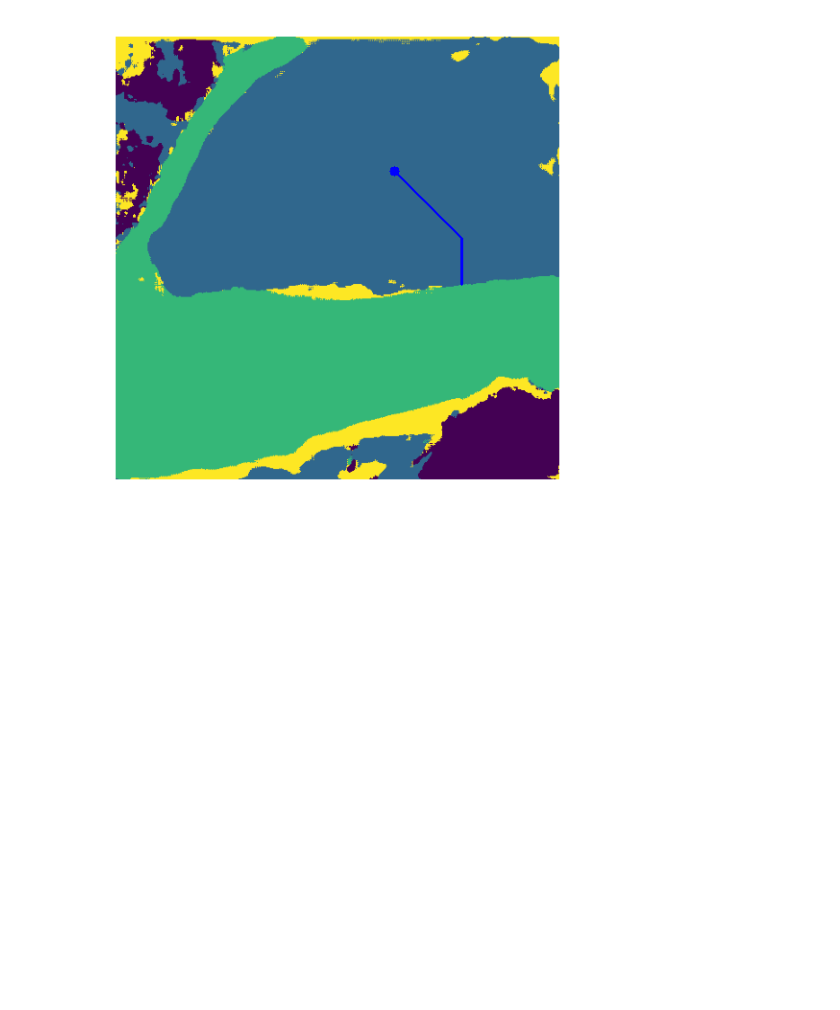
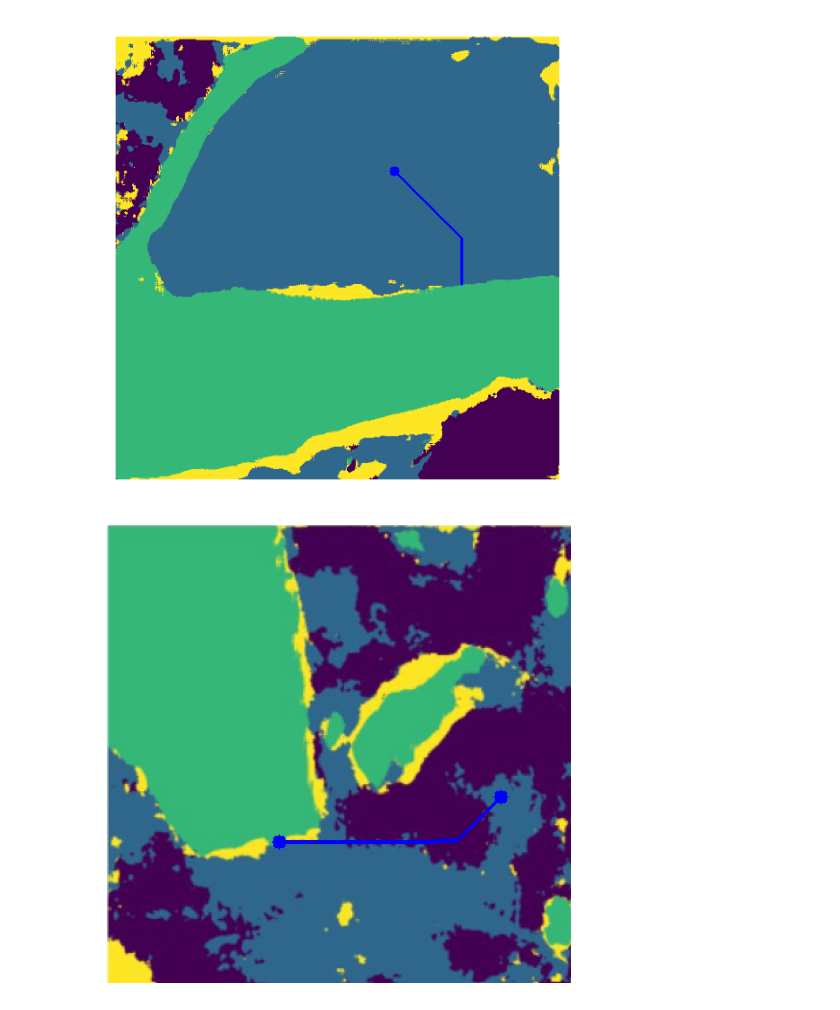
Before and after one commit to ShivamaniG/prj_final, a Jupyter notebook: code8.ipynb, the cells around one changed output. Drawn from its saved outputs; the diff is of its cells as text; code cells hidden in the pictures; blank space fills up the shorter version.

Commit message:
Added New Mask image

```diff
--- a/code8.ipynb
+++ b/code8.ipynb
@@ -881,3 +881,72 @@ def bfs_with_diagonal(img_rgb, start_point, end_point):
 mark_two_points_and_path("seg_55.png", point1=(370, 268), point2=(300, 150))
 # %% [output]
 [figure]
+# %%
+import cv2
+import numpy as np
+import matplotlib.pyplot as plt
+from collections import deque
+
+# RGB color to avoid (violet)
+AVOID_COLOR = (63, 108, 129)
+COLOR_TOLERANCE = 10  # Allow slight variations
+
+def is_violet(pixel):
+    return all(abs(int(pixel[i]) - AVOID_COLOR[i]) <= COLOR_TOLERANCE for i in range(3))
+
+def mark_two_points_and_path(image_path, point1=(100, 100), point2=(200, 200)):
+    img = cv2.imread(image_path)
+    img_rgb = cv2.cvtColor(img, cv2.COLOR_BGR2RGB)
+
+    # Mark points
+    cv2.circle(img_rgb, point1, 5, (0, 0, 255), -1)
+    cv2.circle(img_rgb, point2, 5, (0, 0, 255), -1)
+
+    path = bfs_with_diagonal(img_rgb, point1, point2)
+
+    if path:
+        for point in path:
+            cv2.circle(img_rgb, point, 1, (0, 0, 255), -1)
+    else:
+        print("Path not found (blocked by violet regions)")
+
+    plt.figure(figsize=(6, 6))
+    plt.imshow(img_rgb)
+    plt.axis('off')
+    plt.show()
+
+def bfs_with_diagonal(img_rgb, start_point, end_point):
+    height, width, _ = img_rgb.shape
+    queue = deque([start_point])
+    visited = set()
+    visited.add(start_point)
+    parent_map = {start_point: None}
+
+    directions = [(-1, 0), (1, 0), (0, -1), (0, 1),
+                  (-1, -1), (-1, 1), (1, -1), (1, 1)]
+
+    while queue:
+        current = queue.popleft()
+        x, y = current
+
+        if (x, y) == end_point:
+            path = []
+            while current:
+                path.append(current)
+                current = parent_map[current]
+            return path[::-1]
+
+        for dx, dy in directions:
+            nx, ny = x + dx, y + dy
+            if 0 <= nx < height and 0 <= ny < width:
+                if (nx, ny) not in visited:
+                    pixel = img_rgb[nx, ny]
+                    if not is_violet(pixel):  # Avoid violet
+                        visited.add((nx, ny))
+                        queue.append((nx, ny))
+                        parent_map[(nx, ny)] = (x, y)
+    return None
+# Example usage
+mark_two_points_and_path("predicted_terrain_masks/seg_434.png", point1=(127,233), point2=(290,200))
+# %% [output]
+[figure, added]
```
Also changed, not shown: 1 other file.
